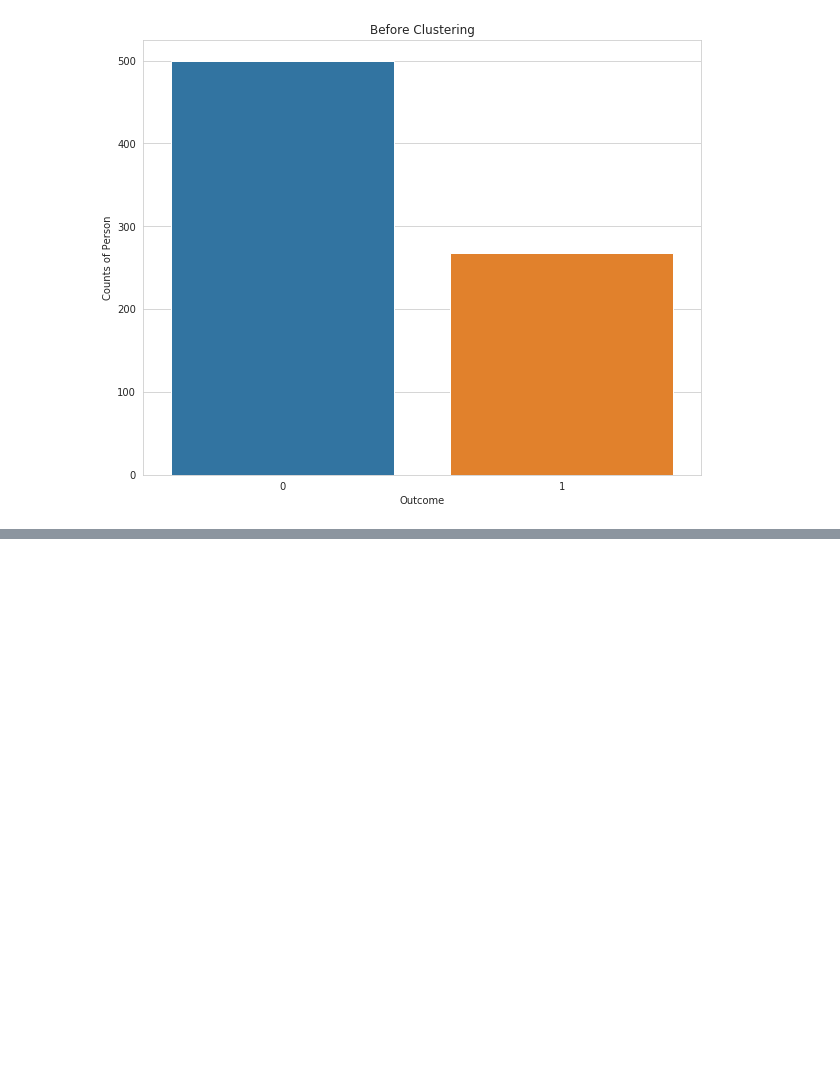
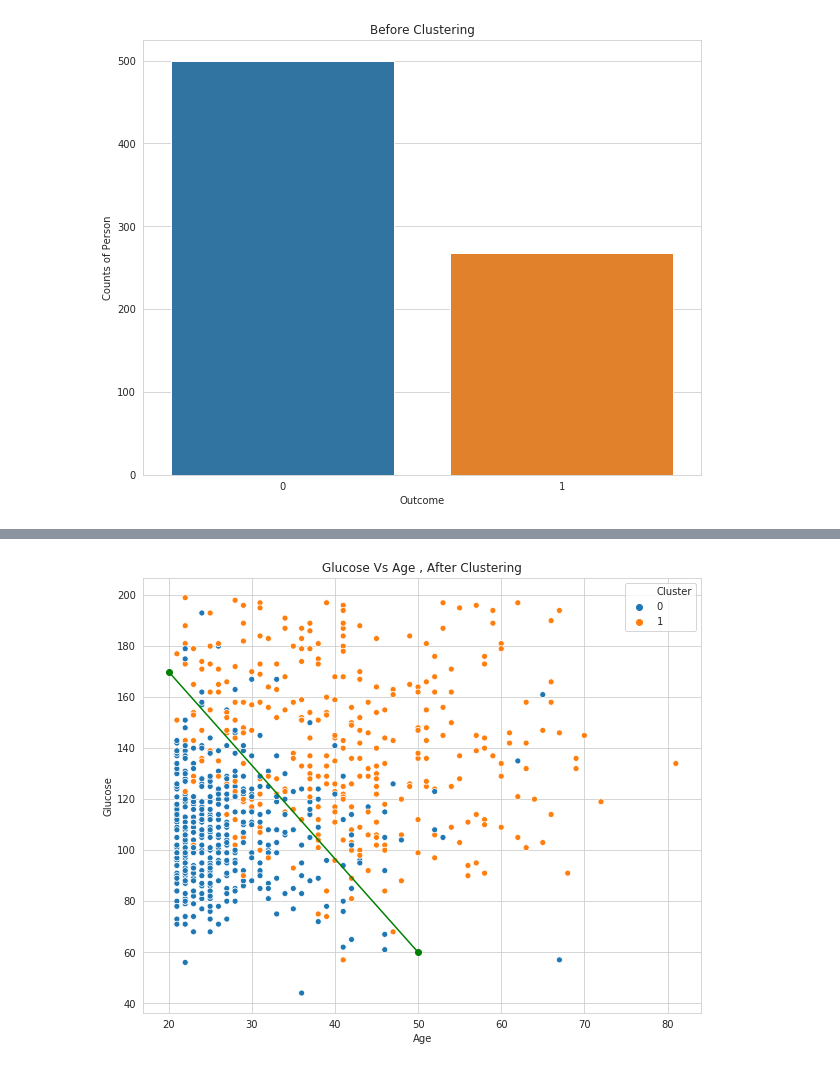
Before and after one commit to BahramJannesar/PimaIndiansDiabetsMachineLearning, a Jupyter notebook: Diabets Clustering.ipynb, the cells around one changed output, grey strips where cells are left out. Cells and saved outputs as stored; diff of their text form; code cells hidden in the pictures; blank space fills up the shorter version.

```diff
--- a/Diabets Clustering.ipynb
+++ b/Diabets Clustering.ipynb
@@ -135,3 +135,15 @@ plt.show()
+# %%
+plt.figure(figsize=(10, 8))
+sns.set_style("whitegrid")
+sns.scatterplot(x = 'Age' , y = 'Glucose' , data = diabets , hue = 'Cluster')
+plt.xlabel('Age')
+plt.ylabel('Glucose')
+plt.title('Glucose Vs Age , After Clustering')
+x1, y1 = [20, 50], [170,60]
+plt.plot(x1, y1, marker = 'o' , c = 'g')
+plt.show()
+# %% [output]
+[figure, added]
 # %%
 plt.figure(figsize=(10, 8))
 sns.set_style("whitegrid")
```
Also changed, not shown: parts of 7 cells of this notebook, 11 other files.
